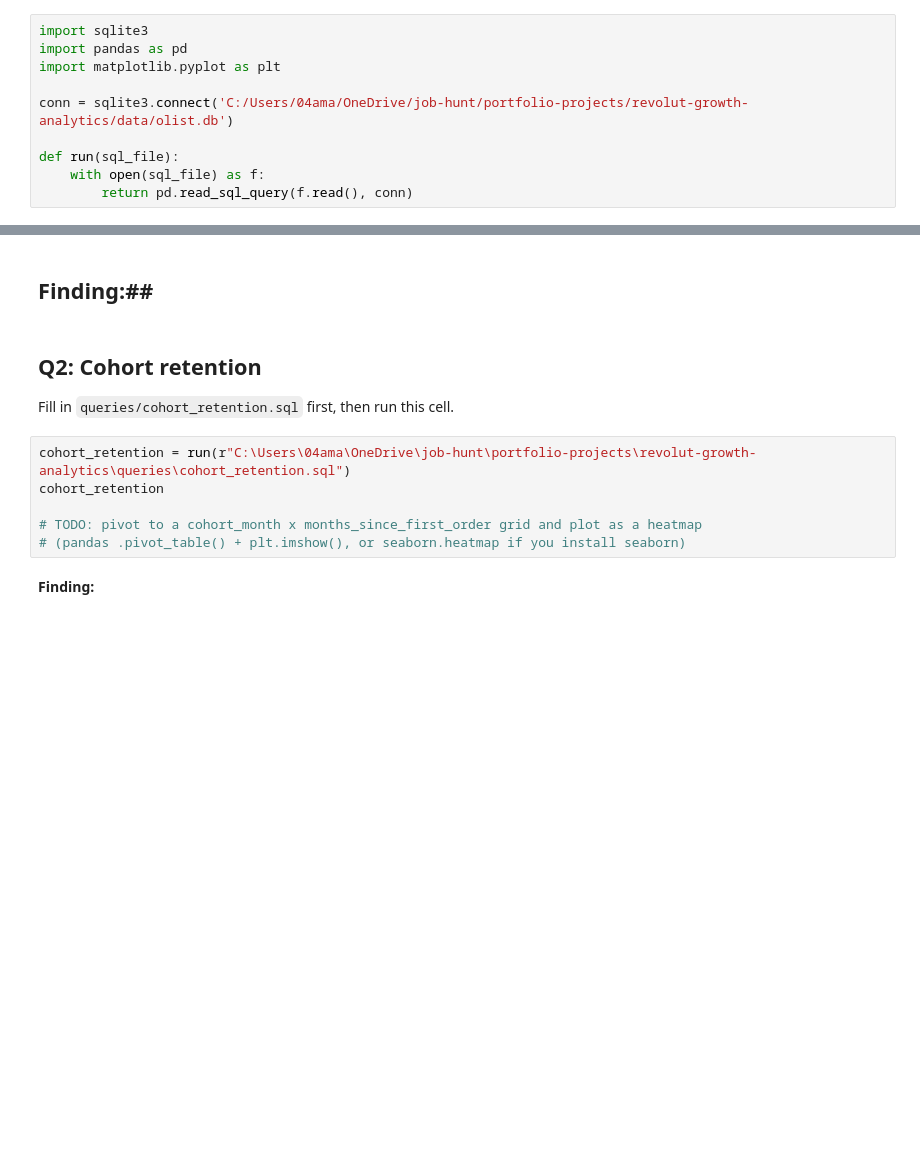
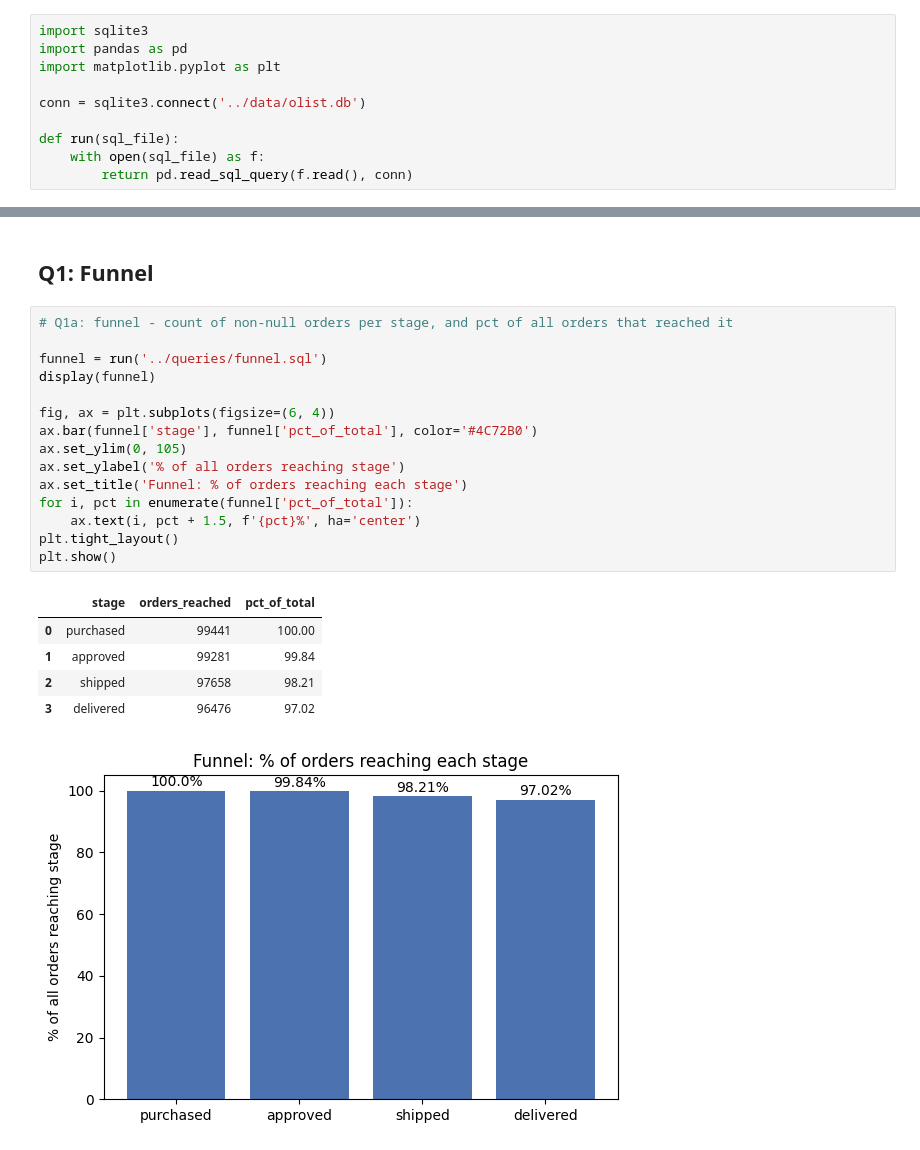
Before and after one commit to ASdata1/Ecommerce-growth-diagnostics, a Jupyter notebook: revolut-growth-analytics/notebooks/analysis.ipynb, the cells around one changed output, grey strips where cells are left out. Cells and saved outputs as stored; diff of their text form; blank space fills up the shorter version.

```diff
--- a/revolut-growth-analytics/notebooks/analysis.ipynb
+++ b/revolut-growth-analytics/notebooks/analysis.ipynb
@@ -7,7 +7,7 @@ import sqlite3
 import pandas as pd
 import matplotlib.pyplot as plt
 
-conn = sqlite3.connect('C:/Users/04ama/OneDrive/job-hunt/portfolio-projects/revolut-growth-analytics/data/olist.db')
+conn = sqlite3.connect('../data/olist.db')
 
 def run(sql_file):
     with open(sql_file) as f:
@@ -64,13 +15,24 @@ funnel_steps
-# %% [markdown]
-## Finding:##
-# %% [markdown]
-## Q2: Cohort retention
-Fill in `queries/cohort_retention.sql` first, then run this cell.
-# %%
-cohort_retention = run(r"C:\Users\04ama\OneDrive\job-hunt\portfolio-projects\revolut-growth-analytics\queries\cohort_retention.sql")
-cohort_retention
-
-# TODO: pivot to a cohort_month x months_since_first_order grid and plot as a heatmap
-# (pandas .pivot_table() + plt.imshow(), or seaborn.heatmap if you install seaborn)
-# %% [markdown]
-**Finding:**
+# %% [markdown]
+## Q1: Funnel
+# %%
+# Q1a: funnel - count of non-null orders per stage, and pct of all orders that reached it
+
+funnel = run('../queries/funnel.sql')
+display(funnel)
+
+fig, ax = plt.subplots(figsize=(6, 4))
+ax.bar(funnel['stage'], funnel['pct_of_total'], color='#4C72B0')
+ax.set_ylim(0, 105)
+ax.set_ylabel('% of all orders reaching stage')
+ax.set_title('Funnel: % of orders reaching each stage')
+for i, pct in enumerate(funnel['pct_of_total']):
+    ax.text(i, pct + 1.5, f'{pct}%', ha='center')
+plt.tight_layout()
+plt.show()
+# %% [output]
+|  | stage | orders_reached | pct_of_total |
+| 0 | purchased | 99441 | 100.00 |
+| 1 | approved | 99281 | 99.84 |
+| 2 | shipped | 97658 | 98.21 |
+| 3 | delivered | 96476 | 97.02 |
+[figure, added]
```
Also changed, not shown: parts of 17 cells of this notebook, 3 other files.
